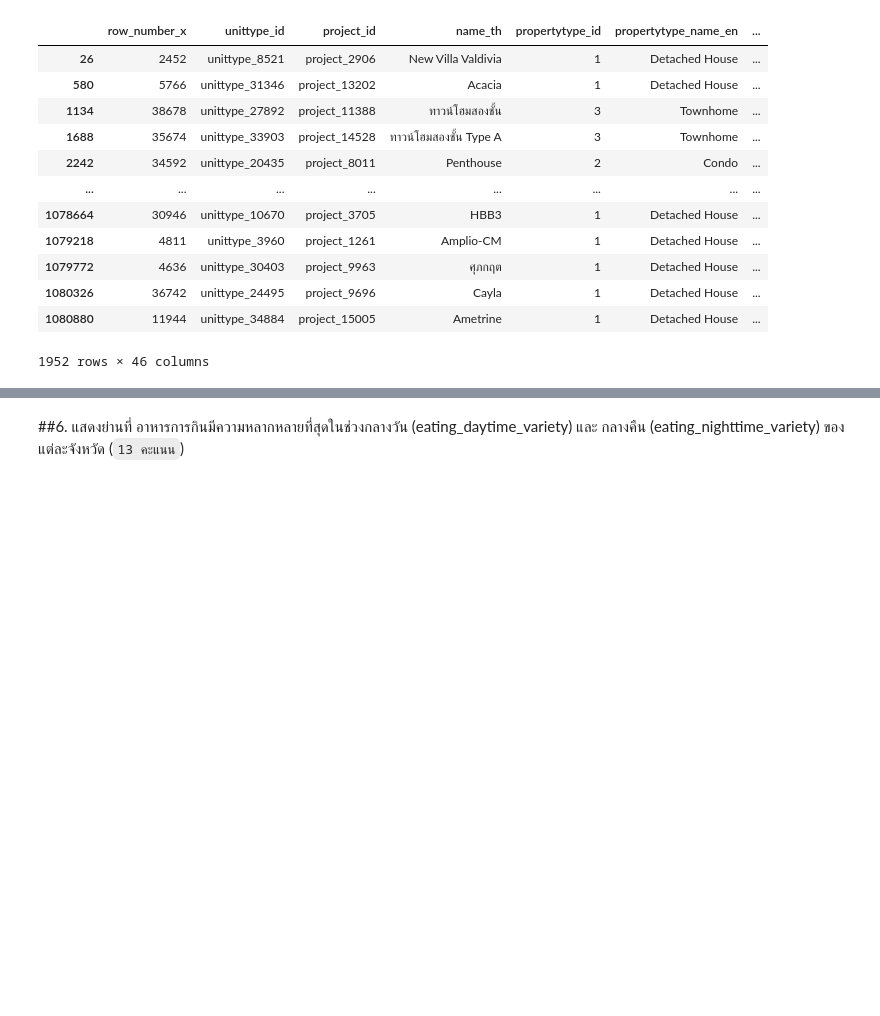
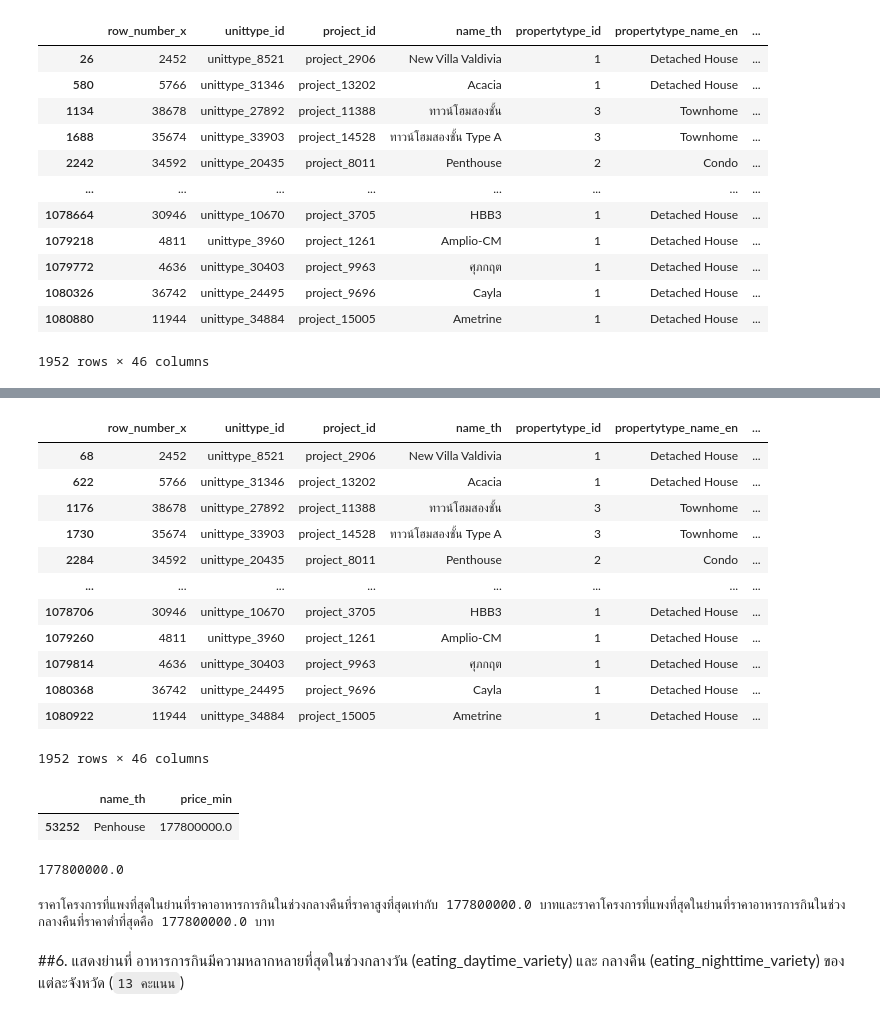
Before and after one commit to nannthd/BasicProg_DataViz65, a Jupyter notebook: midterm65.ipynb, the cells around one changed output, grey strips where cells are left out. Saved outputs shown, nothing was run; the diff lists cells and outputs as text; code cells hidden in the pictures; blank space fills up the shorter version.

````diff
--- a/midterm65.ipynb
+++ b/midterm65.ipynb
@@ -562,0 +571,16 @@ LTT[LTT['price_min']==LTT['price_min'].max()][['propertytype_name_en','price_min
+# %%
+eat_bangkok[eat_bangkok['subdistrict_name_en']=='LUMPHINI'] #ย่านอาหารการกินช่วงกลางคืนราคาต่ำที่สุด
+# %% [output]
+|  | row_number_x | unittype_id | project_id | name_th | propertytype_id | propertytype_name_en | ... |
+| 68 | 2452 | unittype_8521 | project_2906 | New Villa Valdivia | 1 | Detached House | ... |
+| 622 | 5766 | unittype_31346 | project_13202 | Acacia | 1 | Detached House | ... |
+| 1176 | 38678 | unittype_27892 | project_11388 | ทาวน์โฮมสองชั้น | 3 | Townhome | ... |
+| 1730 | 35674 | unittype_33903 | project_14528 | ทาวน์โฮมสองชั้น Type A | 3 | Townhome | ... |
+| 2284 | 34592 | unittype_20435 | project_8011 | Penthouse | 2 | Condo | ... |
+| ... | ... | ... | ... | ... | ... | ... | ... |
+| 1078706 | 30946 | unittype_10670 | project_3705 | HBB3 | 1 | Detached House | ... |
+| 1079260 | 4811 | unittype_3960 | project_1261 | Amplio-CM | 1 | Detached House | ... |
+| 1079814 | 4636 | unittype_30403 | project_9963 | ศุภกฤต | 1 | Detached House | ... |
+| 1080368 | 36742 | unittype_24495 | project_9696 | Cayla | 1 | Detached House | ... |
+| 1080922 | 11944 | unittype_34884 | project_15005 | Ametrine | 1 | Detached House | ... |
+1952 rows × 46 columns
@@ -562,0 +589,5 @@ LTT[LTT['price_min']==LTT['price_min'].max()][['propertytype_name_en','price_min
+# %%
+LPN[LPN['price_min']==LPN['price_min'].max()][['name_th','price_min']] #โครงการที่แพงที่สุดในย่านอาหารการกินช่วงกลางคืนราคาต่ำที่สุด
+# %% [output]
+|  | name_th | price_min |
+| 53252 | Penhouse | 177800000.0 |
@@ -563,2 +598,10 @@ LTT[LTT['price_min']==LTT['price_min'].max()][['propertytype_name_en','price_min
+# %%
+F01
+# %% [output]
+177800000.0
+# %%
+print(f'ราคาโครงการที่แพงที่สุดในย่านที่ราคาอาหารการกินในช่วงกลางคืนที่ราคาสูงที่สุดเท่ากับ {E01} บาทและราคาโครงการที่แพงที่สุดในย่านที่ราคาอาหารการกินในช่วงกลางคืนที่ราคาต่ำที่สุดคือ {F01} บาท')
+# %% [output]
+ราคาโครงการที่แพงที่สุดในย่านที่ราคาอาหารการกินในช่วงกลางคืนที่ราคาสูงที่สุดเท่ากับ 177800000.0 บาทและราคาโครงการที่แพงที่สุดในย่านที่ราคาอาหารการกินในช่วงกลางคืนที่ราคาต่ำที่สุดคือ 177800000.0 บาท
 # %% [markdown]
 ##6. แสดงย่านที่ อาหารการกินมีความหลากหลายที่สุดในช่วงกลางวัน (eating_daytime_variety) และ กลางคืน (eating_nighttime_variety) ของแต่ละจังหวัด (```13 คะแนน```)
````
Also changed, not shown: parts of 22 cells of this notebook.
